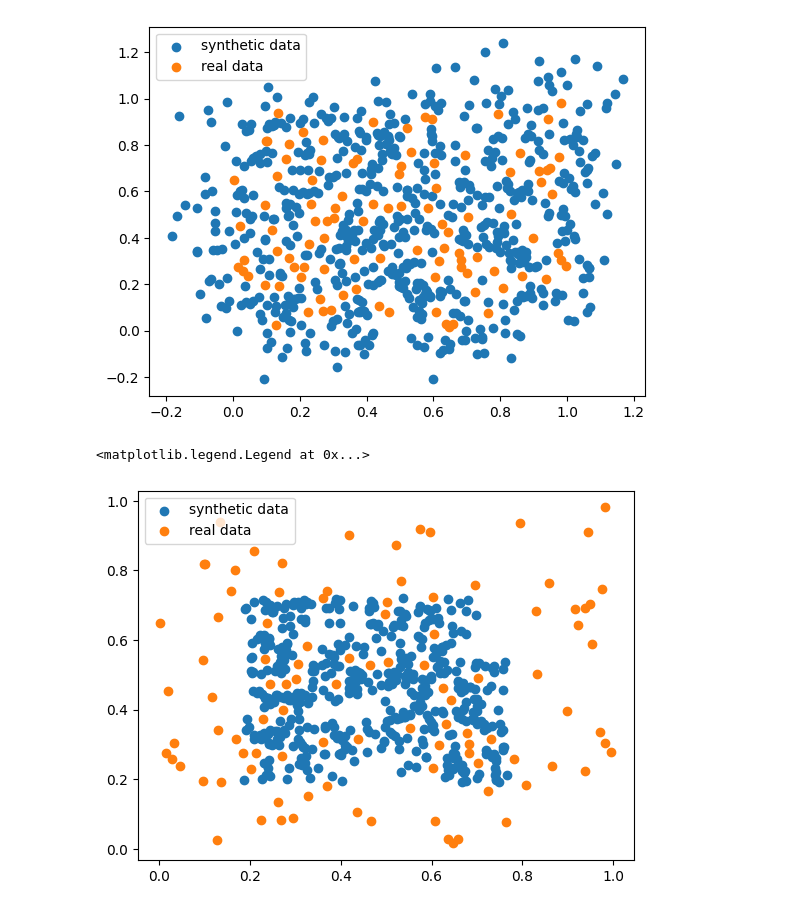
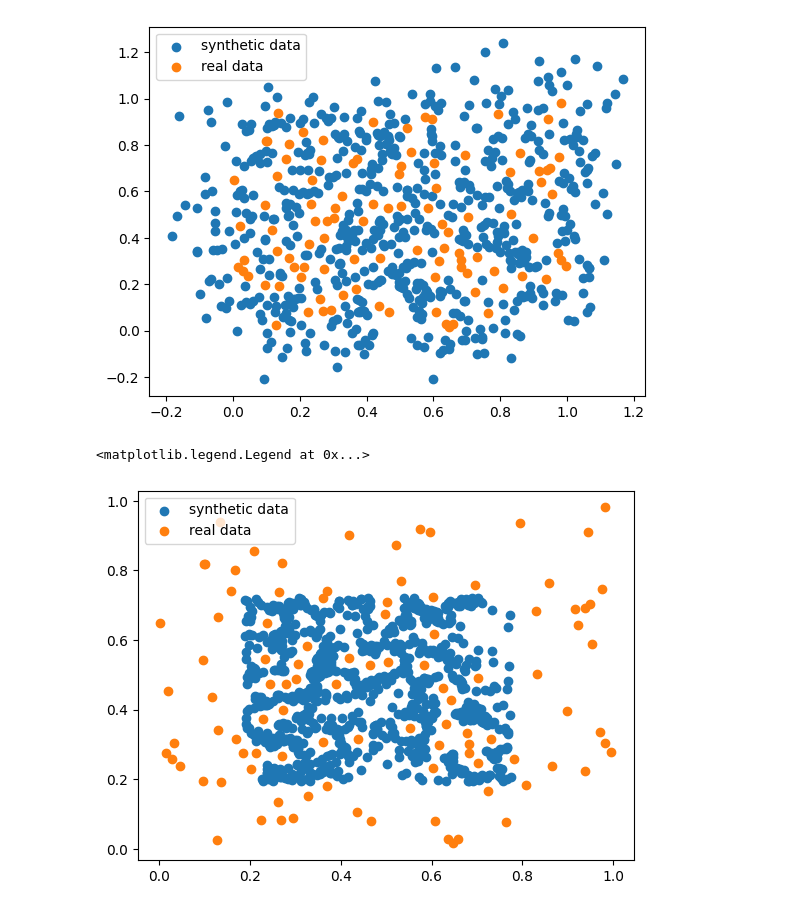
Before and after one commit to sbland/synthetic_data_notebooks, a Jupyter notebook: notebooks/fidelity_modeller.ipynb, the cells around one changed output. Saved outputs shown, nothing was run; the diff lists cells and outputs as text; code cells hidden in the pictures.

```diff
--- a/notebooks/fidelity_modeller.ipynb
+++ b/notebooks/fidelity_modeller.ipynb
@@ -114,22 +114,22 @@ plt.legend()
 # %%
 def generate_synthetic_data_advanced(
     real_data,
-    n_samples=3000,
+    n_samples=8000,
     fidelity=0.03,
     outlier_distance=1,
-    closest_distance_clip=0.03,
+    closest_distance_clip=0.035,
 ):
     # generate synthetic data
     synthetic_data = generate_synthetic_data(real_data, n_samples=n_samples, fidelity=fidelity)
     outliers = identify_outliers_per_variable(synthetic_data, distance=outlier_distance)
     synthetic_data[outliers] = np.nan
     synthetic_data = remove_close_points(real_data, synthetic_data, distance=closest_distance_clip)
     return synthetic_data
 example_data = generate_synthetic_data_advanced(real_data)
 # plot synthetic data
 plt.scatter(example_data['x'], example_data['y'], label='synthetic data')
 plt.scatter(real_data['x'], real_data['y'], label='real data')
 plt.legend()
 # %% [output]
 <matplotlib.legend.Legend at 0x...>
-[figure, old version]
+[figure, new version]
```
Also changed, not shown: parts of 1 cell of this notebook.
